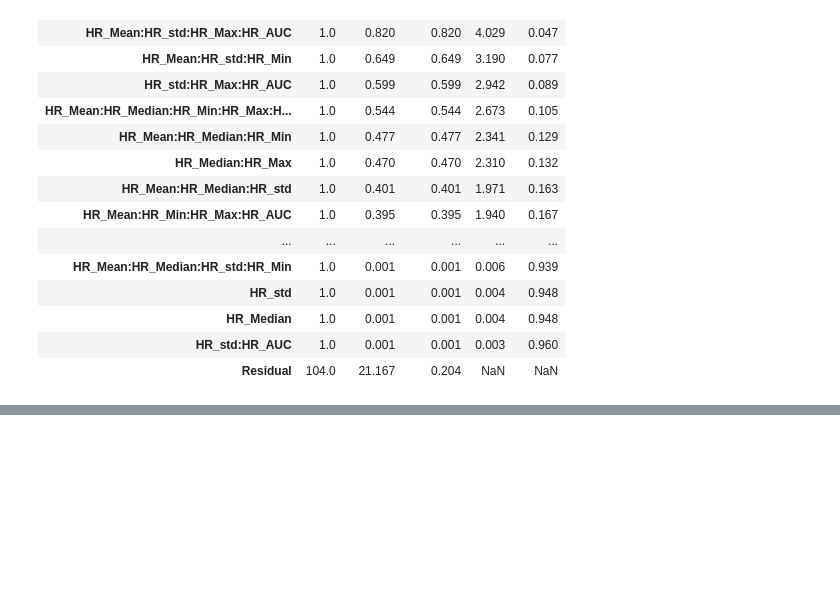
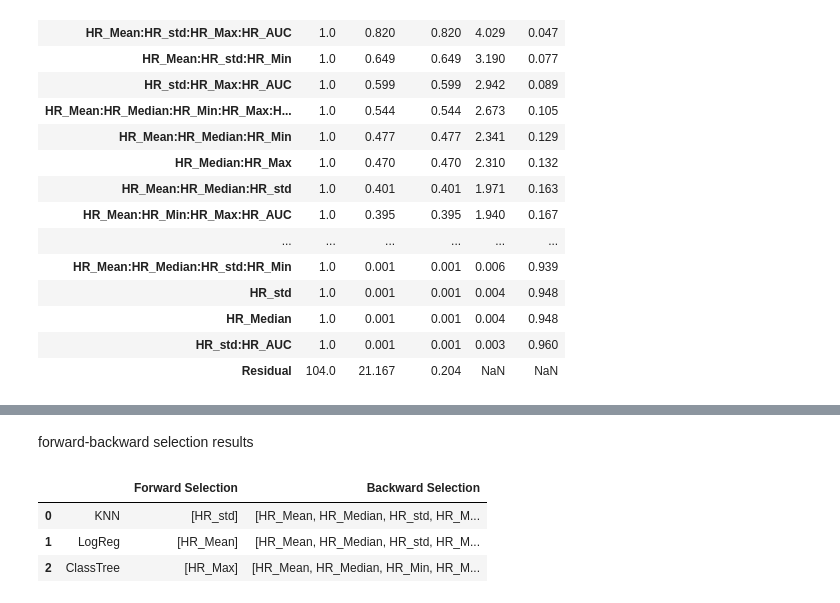
Before and after one commit to Apros7/DTU-AI-Statistics, a Jupyter notebook: AI Stat/Project/for-back-selection-anova.ipynb, the cells around one changed output, grey strips where cells are left out. Cells and saved outputs as stored; diff of their text form; code cells hidden in the pictures; blank space fills up the shorter version.

```diff
--- a/AI Stat/Project/for-back-selection-anova.ipynb
+++ b/AI Stat/Project/for-back-selection-anova.ipynb
@@ -48,0 +69,22 @@ df
+# %% [markdown]
+forward-backward selection results
+# %%
+import pandas as pd
+
+KNN = [['HR_std'], ['HR_Mean', 'HR_Median', 'HR_std', 'HR_Max', 'HR_AUC', 'All_6', 'All_4']]
+LogReg = [['HR_Mean'], ['HR_Mean', 'HR_Median', 'HR_std', 'HR_Min', 'HR_Max', 'HR_AUC', 'All_6', 'All_4']]
+ClassTree = [['HR_Max'], ['HR_Mean', 'HR_Median', 'HR_Min', 'HR_Max', 'HR_AUC', 'All_4']]
+df = pd.DataFrame(data=[KNN, LogReg, ClassTree], columns=["Forward Selection", "Backward Selection"])
+df[" "] = ["KNN", "LogReg", "ClassTree"]
+pd.set_option('display.max_rows', 500)
+pd.set_option('display.max_columns', 500)
+pd.set_option('display.width', 2000)
+pd.set_option('display.expand_frame_repr', False)
+pd.set_option('max_colwidth', -1)
+# %%
+df[[" ", "Forward Selection", "Backward Selection"]]
+# %% [output]
+|  |  | Forward Selection | Backward Selection |
+| 0 | KNN | [HR_std] | [HR_Mean, HR_Median, HR_std, HR_M... |
+| 1 | LogReg | [HR_Mean] | [HR_Mean, HR_Median, HR_std, HR_M... |
+| 2 | ClassTree | [HR_Max] | [HR_Mean, HR_Median, HR_Min, HR_M... |
```
Also changed, not shown: parts of 2 cells of this notebook, 4 other files.
